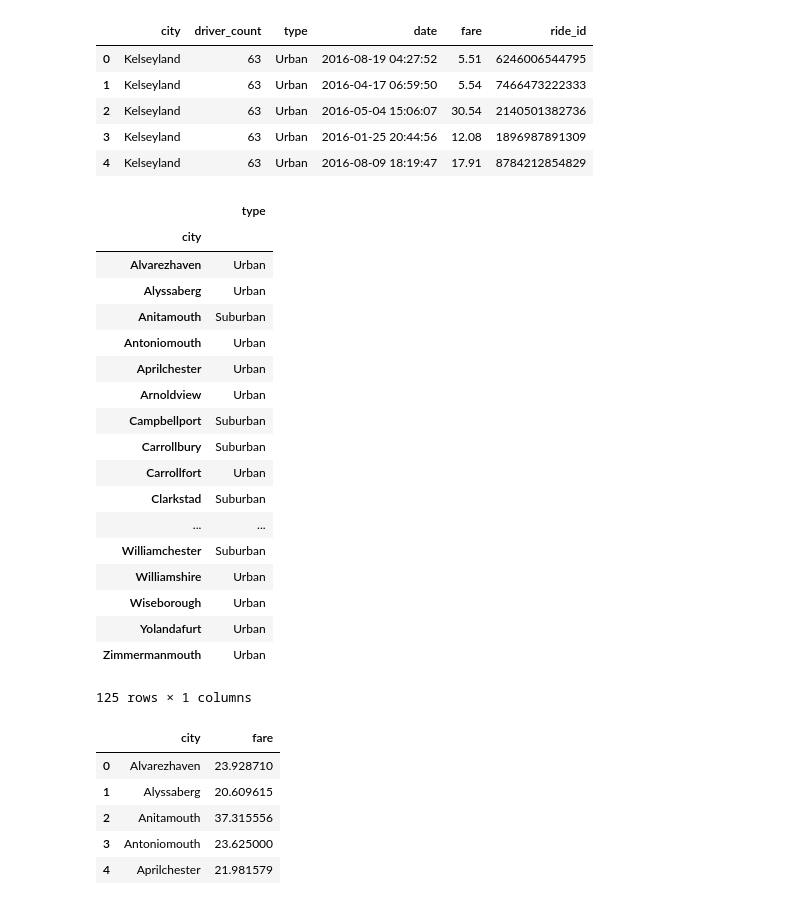
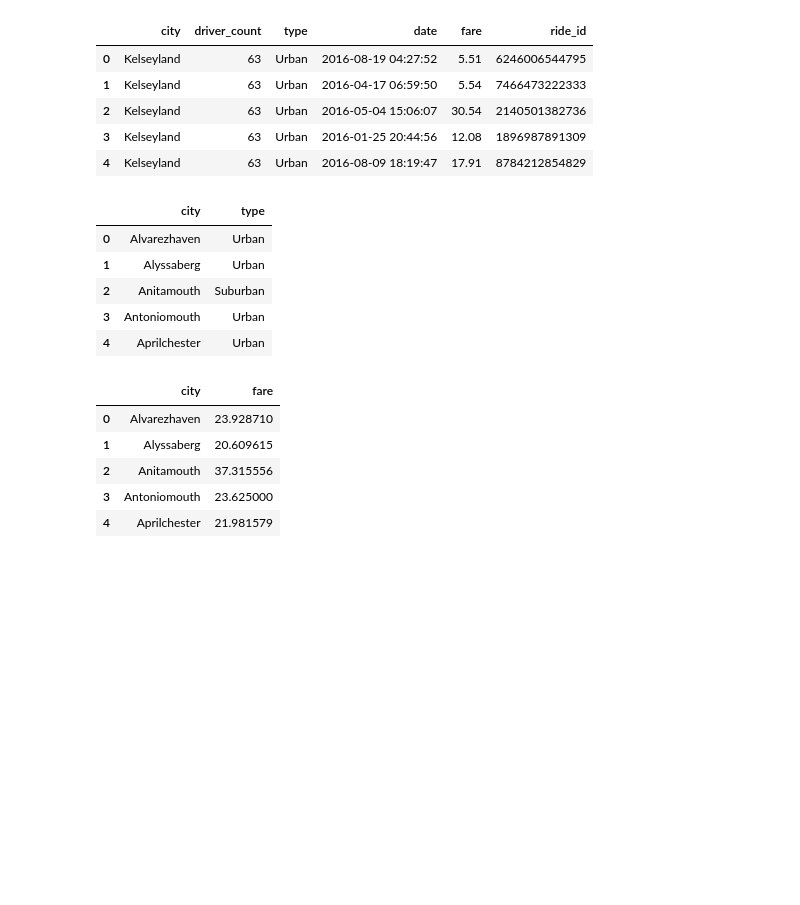
Before and after one commit to ehyoder/Matplotlib, a Jupyter notebook: Pyber_homework_Beth_Yoder_new.ipynb, the cells around one changed output. Drawn from its saved outputs; the diff is of its cells as text; code cells hidden in the pictures; blank space fills up the shorter version.

```diff
--- a/Pyber_homework_Beth_Yoder_new.ipynb
+++ b/Pyber_homework_Beth_Yoder_new.ipynb
@@ -39,33 +39,16 @@ merge_data.head()
 # %%
 urban_rural_suburban = merge_data[["city","type"]]
 
 urban_rural_suburban = urban_rural_suburban.groupby("city").min()
-urban_rural_suburban
-#urban_rural_suburban.groups.keys()
-#urban_rural_suburban = urban_rural_suburban.get_group("city")
-#urban_rural_suburban = urban_rural_suburban.to_frame()
-#urban_rural_suburban = urban_rural_suburban.reset_index(level=None, drop=False, inplace=False)
-#urban_rural_suburban.head()
+urban_rural_suburban = urban_rural_suburban.reset_index(level=None, drop=False, inplace=False)
+urban_rural_suburban.head()
 # %% [output]
-|  | type |
-| city |  |
-| Alvarezhaven | Urban |
-| Alyssaberg | Urban |
-| Anitamouth | Suburban |
-| Antoniomouth | Urban |
-| Aprilchester | Urban |
-| Arnoldview | Urban |
-| Campbellport | Suburban |
-| Carrollbury | Suburban |
-| Carrollfort | Urban |
-| Clarkstad | Suburban |
-| ... | ... |
-| Williamchester | Suburban |
-| Williamshire | Urban |
-| Wiseborough | Urban |
-| Yolandafurt | Urban |
-| Zimmermanmouth | Urban |
+|  | city | type |
+| 0 | Alvarezhaven | Urban |
+| 1 | Alyssaberg | Urban |
+| 2 | Anitamouth | Suburban |
+| 3 | Antoniomouth | Urban |
+| 4 | Aprilchester | Urban |
-125 rows × 1 columns
 # %%
 # Calculate average fare per city
 average_fare = merge_data.groupby("city").mean()["fare"]
```
Also changed, not shown: parts of 9 cells of this notebook.
